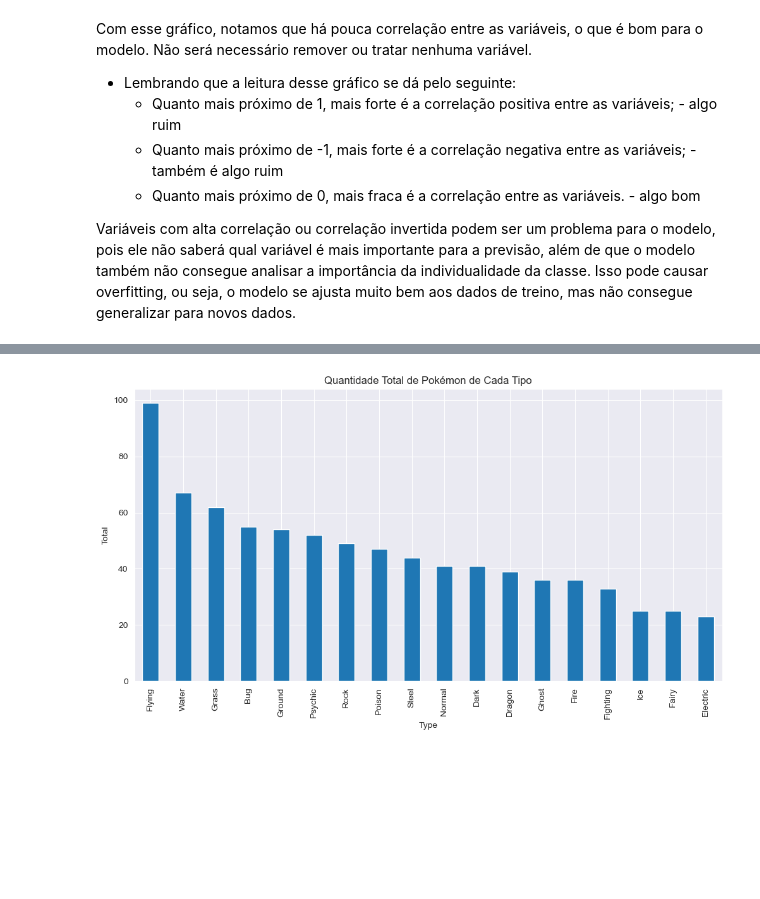
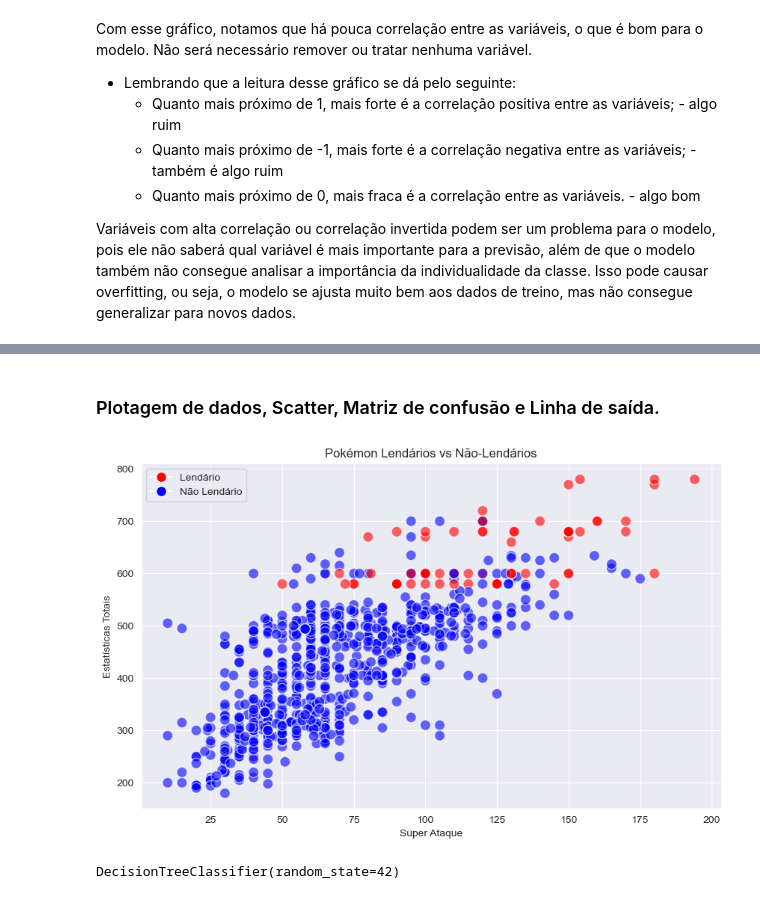
Before and after one commit to Projecs-UAM/DataMon, a Jupyter notebook: main.ipynb, the cells around one changed output, grey strips where cells are left out. Drawn from its saved outputs; the diff is of its cells as text; code cells hidden in the pictures; blank space fills up the shorter version.

```diff
--- a/main.ipynb
+++ b/main.ipynb
@@ -439,20 +327,29 @@ plt.show()
-# %%
-df['tipo_2'].replace('None', np.nan, inplace=True) # Substitui os valores 'None' por NaN.
-
-df.dropna(subset=['tipo_2'], inplace=True) # Remove as linhas que contém valores NaN na coluna 'tipo_2'.
-
-type_counts = df['tipo_1'].append(df['tipo_2']).value_counts() # Conta a quantidade de pokemons por tipo.
-
-# Plotagem
-
-type_counts.plot(kind='bar', figsize=(12, 6)) # Cria um gráfico de barras.
-
-# Características do gráfico
-plt.title('Quantidade Total de Pokémon de Cada Tipo')
-plt.xlabel('Type')
-plt.ylabel('Total')
-
-# Amostragem do gráfico
-plt.show()
-# %% [output]
-[figure, removed]
+# %% [markdown]
+### Plotagem de dados, Scatter, Matriz de confusão e Linha de saída.
+# %%
+# Começando com o Scatter
+
+# Não será necessário nenhum tratamento adicional, pois o dataset já está tratado e normalizado.
+
+atk = df['sp_atq'] # Pegar apenas a coluna 'sp_atq'
+total = df['total'] # Pegar apenas a coluna 'total'
+colors = df['lendario'].map({1: 'red', 0: 'blue'})  # Mapear as cores dos pontos conforme a coluna 'lendario'
+
+# Criar gráfico de dispersão
+plt.figure(figsize=(10,6))
+plt.scatter(atk, total, c=colors, alpha=0.6, edgecolors='w', s=100)
+
+# Adicionar títulos e rótulos
+plt.title('Pokémon Lendários vs Não-Lendários')
+plt.xlabel('Super Ataque')
+plt.ylabel('Estatísticas Totais')
+
+# Adicionar legenda
+red_patch = plt.Line2D([0],[0], marker='o', color='w', markerfacecolor='red', markersize=10, label='Lendário')
+blue_patch = plt.Line2D([0],[0], marker='o', color='w', markerfacecolor='blue', markersize=10, label= 'Não Lendário')
+plt.legend(handles=[red_patch, blue_patch])
+
+# Mostra o gráfico
+plt.show()
+# %% [output]
+[figure, added]
@@ -458,0 +359,4 @@ plt.show()
+# %%
+clf.fit(X_smote, y_smote) # Treina o modelo com os dados de treino.
+# %% [output]
+DecisionTreeClassifier(random_state=42)
```
Also changed, not shown: parts of 42 cells of this notebook.
